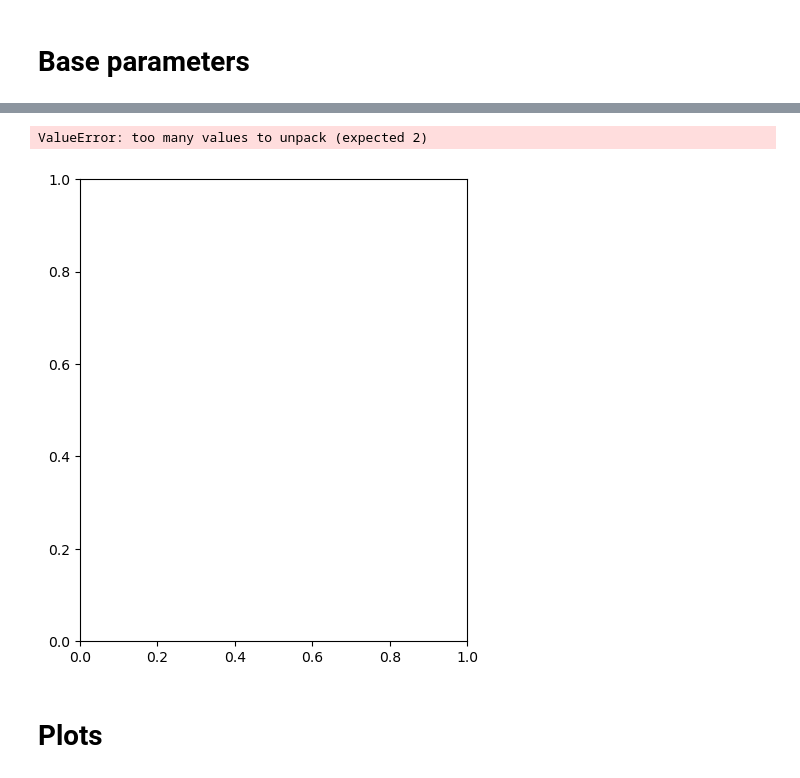
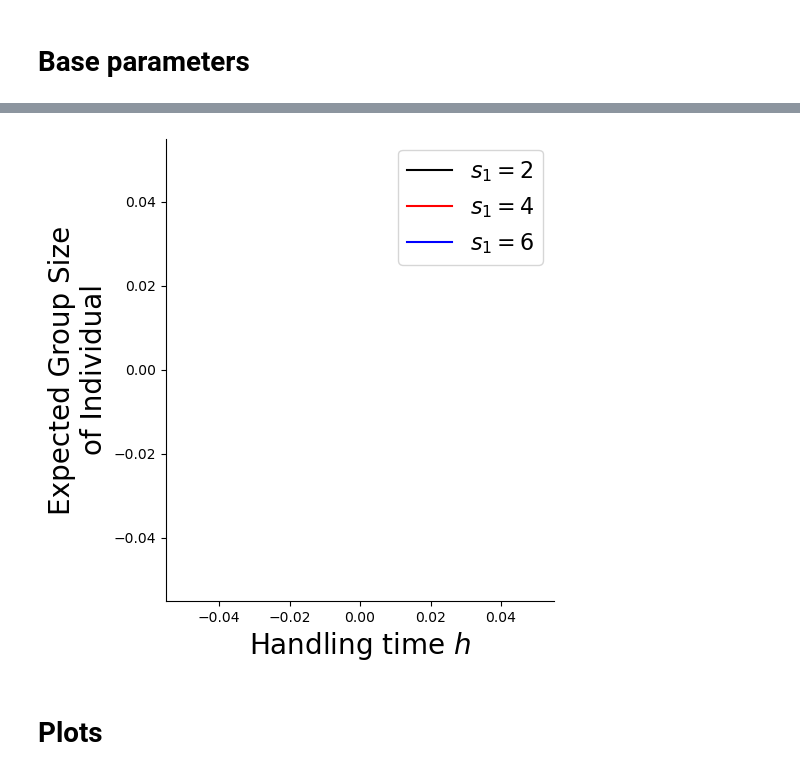
Before and after one commit to taliaborofsky/AdaptiveDynamics_CH_RS, a Jupyter notebook: Group_Formation.ipynb, the cells around one changed output, grey strips where cells are left out. Cells and saved outputs as stored; diff of their text form; code cells hidden in the pictures.

Commit message:
non-dimensionalized group code

```diff
--- a/Group_Formation.ipynb
+++ b/Group_Formation.ipynb
@@ -221,7 +221,7 @@ def plot_group_membership_hist(param_vec, f_vec_list, x_max, linelabel):
 
 def plot_mean_grp_membership_2params(p, M1, M2, param_key1, param_vec1,
                                      param_key2, param_vec2, params, linelabel, xlabel,
-                                     tsteps = 100, t_f = 1, f_of_x_vec = np.nan, ylim = None):
+                                     t_f = 1, f_of_x_vec = np.nan, ylim = None):
     '''
     Plot mean group size an individual is part of versus 2 paramers
     param1 is on the x-axis, param2 is the color of the lines
@@ -230,14 +230,16 @@ def plot_mean_grp_membership_2params(p, M1, M2, param_key1, param_vec1,
     '''
 
     fig, ax = plt.subplots(1,1,figsize = (5,6))
+    x_max = params['x_max']
 
     # simulate
     out = run_simulations_vary_param2(p, M1, M2, param_vec1, param_vec2,
-                                param_key1, param_key2, params, tsteps = tsteps,
+                                param_key1, param_key2, params,
                                       t_f = t_f, initialstate = f_of_x_vec)
-    list_of_f_of_x, list_at_equilibrium = out
-    list_of_meanx = [mean_group_size_membership(f_vec,p,x_max)\
-                                      for f_vec in list_f_of_x]
+    list_of_f_of_x, list_at_equilibrium, _ = out
+    list_of_meanx = [[mean_group_size_membership(f_vec,p,x_max)\
+                                      for f_vec in list_f] \
+                 for list_f in list_of_f_of_x]
     # plot the simulation
     colors = ['k','r','b','cyan']
     for i, param2 in enumerate(param_vec2):
@@ -252,8 +254,9 @@ def plot_mean_grp_membership_2params(p, M1, M2, param_key1, param_vec1,
 '''
 This plots different aspects of the model(specified by funhandle) that change with group size
 '''
-def plot_measure_vs_grp_size(paramkey, param_vals, linelabel, ylabel, funhandle, args, params):
-    colors = ['k', 'r', 'b']
+def plot_measure_vs_grp_size(paramkey, param_vals, linelabel,
+                             ylabel, funhandle, args, params):
+    #colors = ['k', 'r', 'b']
     fig, ax = plt.subplots(1,1,figsize = (5,6))
 
     x_max = params["x_max"]
@@ -271,5 +274,7 @@ def plot_measure_vs_grp_size(paramkey, param_vals, linelabel, ylabel, funhandle,
 p_reg = 100
 M1_reg = 100; M2_reg = 100
 h_reg = 0.2
-params_reg = dict(b1=1,b2=0.1,a1 = 1, a2 = 1, h1 = h_reg,h2 = h_reg, α1_of_1 = 0.02, α2_of_1 = 0.98,
-                  s1 = 2, s2 = 2, δ=0, τx=0.01, r=0,γ=0, x_max=10, d = 100, limited_portions = False)
+params_reg = dict(b1=1,b2=0.1,a1 = 1, a2 = 1, h1 = h_reg,h2 = h_reg,
+                  α1_of_1 = 0.02, α2_of_1 = 0.98,
+                  s1 = 2, s2 = 2, δ=0, τx=0.01, r=0,γ=0, x_max=10,
+                  d = 100, limited_portions = False)
@@ -276,13 +310,15 @@ params_reg = dict(b1=1,b2=0.1,a1 = 1, a2 = 1, h1 = h_reg,h2 = h_reg, α1_of_1 =
 # %%
-
-plot_mean_grp_membership_2params(p=p_reg, M1=M1_reg, M2 = M2_reg, param_key1=['h1','h2'],
-                                 param_vec1 = np.arange(0,0.9,0.2), param_key2 = 's1',
-                                 param_vec2 = [2,4,6], params = params_reg.copy(),
-                                 linelabel = r'$s_1=$'+'%d', xlabel = r'Handling time $h$',
-                                     tsteps = 100, t_f = 1, f_of_x_vec = np.nan, ylim = None)
+out = plot_mean_grp_membership_2params(p=p_reg, M1=M1_reg, M2 = M2_reg,
+                                 param_key1=['h1','h2'],
+                                 param_vec1 = np.arange(0,0.9,0.2),
+                                 param_key2 = 's1', param_vec2 = [2,4,6],
+                                 params = params_reg.copy(),
+                                 linelabel = r'$s_1=$'+'%d',
+                                 xlabel = r'Handling time $h$',
+                                     t_f = 600,
+                                 f_of_x_vec = np.nan, ylim = None)
 # %% [output]
-ValueError: too many values to unpack (expected 2)
-[figure, old version]
+[figure, new version]
 # %% [markdown]
 # Plots
 # %%
```
Also changed, not shown: parts of 4 cells of this notebook, 9 other files.
